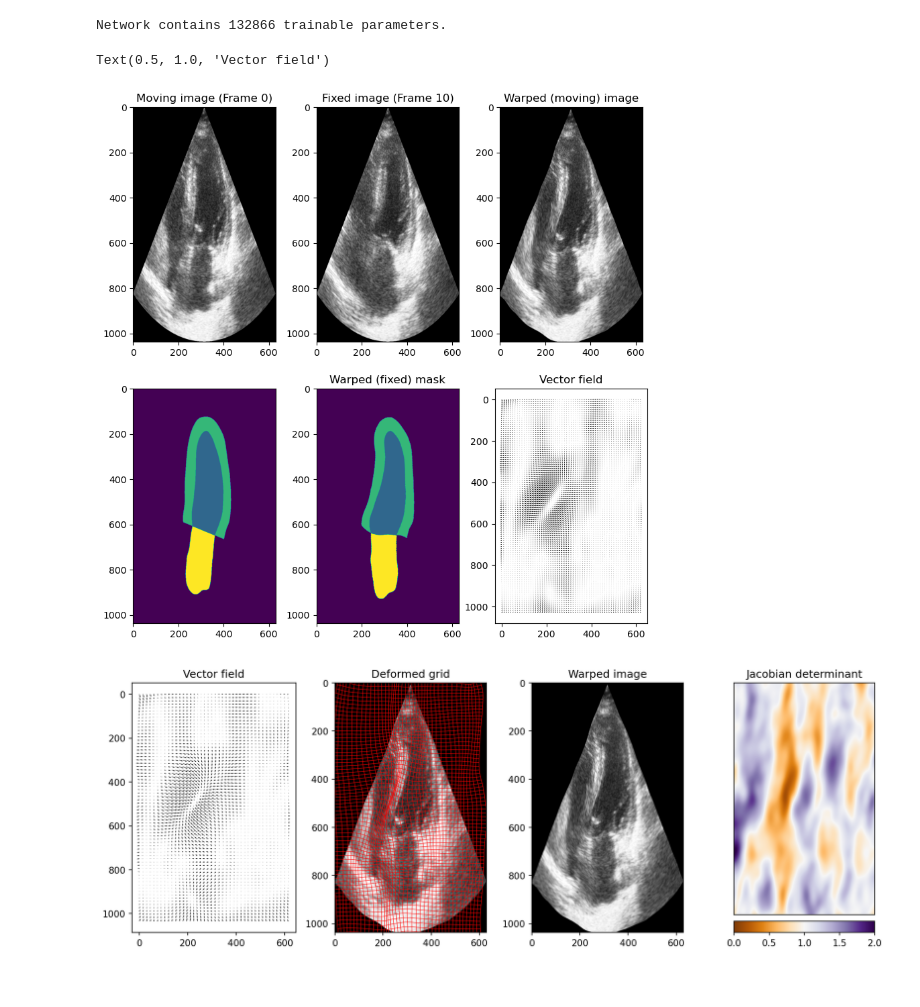
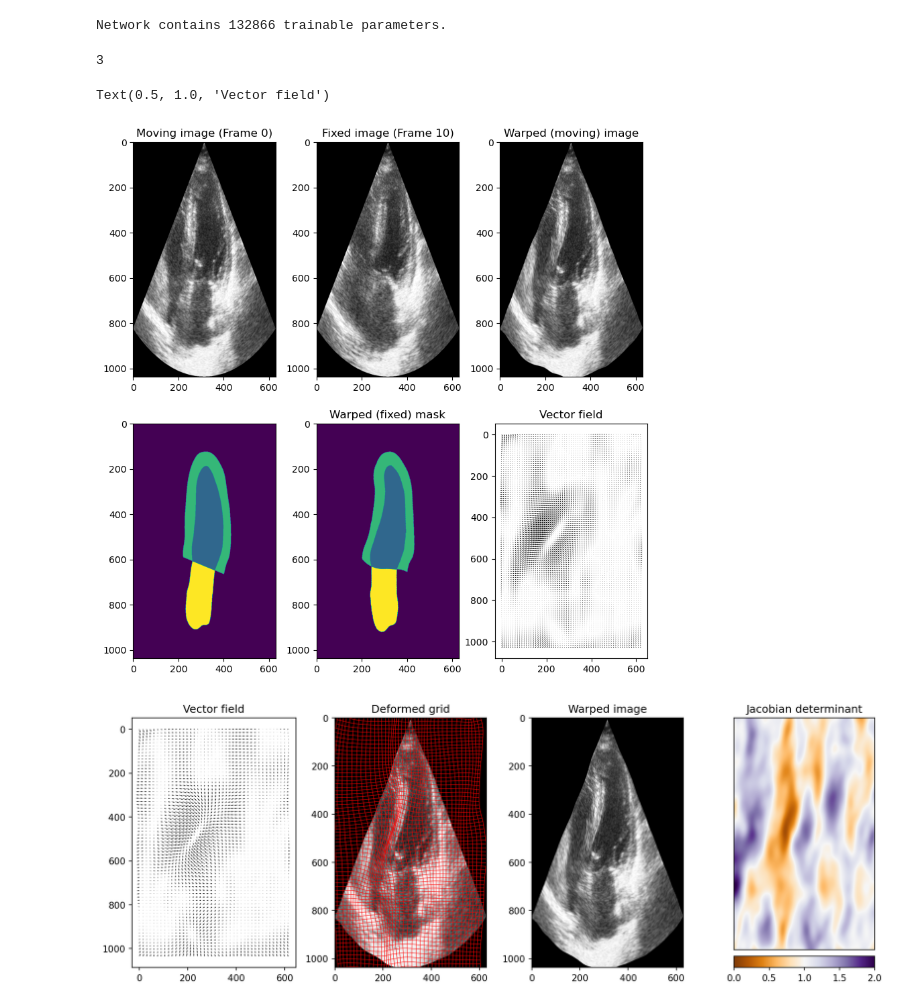
Before and after one commit to matteo-tafuro/IDIR-2D-echocardiograms, a Jupyter notebook: IDIR/CAMUS.ipynb, the cells around one changed output. Saved outputs shown, nothing was run; the diff lists cells and outputs as text; code cells hidden in the pictures.

```diff
--- a/IDIR/CAMUS.ipynb
+++ b/IDIR/CAMUS.ipynb
@@ -69,6 +69,10 @@ if os.path.isfile(os.path.join(kwargs["save_folder"], 'trained_model.pt')):
 else:
     ImpReg = models.ImplicitRegistrator(moving_img, fixed_img, **kwargs)
     ImpReg.fit()
+
+    plt.plot(ImpReg.data_loss_list, label='data loss')
+    plt.plot(ImpReg.loss_list, label='total loss')
+    plt.legend()
 # %% [output]
 Network contains 132866 trainable parameters.
 # %%
@@ -76,8 +80,8 @@ moving_mask = sitk.ReadImage(f'/home/mtarufo/thesis/supervision_by_registration/
 moving_mask = sitk.GetArrayFromImage(moving_mask)[0]
 moving_mask = torch.FloatTensor(moving_mask)
 # %%
-warped_img = ImpReg(moving_image=moving_img.cuda(), fast=True)
+warped_img = ImpReg(moving_image=moving_img.cuda(), fast=True, ftype='image')
 # print(f"==>> warped_img.shape: {warped_img.shape}")
-warped_mask, dvf = ImpReg(moving_image=moving_mask.cuda(), fast=False, return_dvf=True)
+warped_mask, dvf = ImpReg(moving_image=moving_mask.cuda(), fast=False, return_dvf=True, ftype='mask')
 # print(f"==>> warped_mask.shape: {warped_mask.shape}")
 # print(f"==>> dvf.shape: {dvf.shape}")
@@ -106,25 +88,29 @@ from utils.general import make_coordinate_tensor
+# %%
+warped_mask.max()
+# %% [output]
+3
 # %%
 import matplotlib.pyplot as plt
 fig, ax = plt.subplots(2, 3, figsize=(10, 10))
 ax[0,0].imshow(moving_img, cmap='gray', vmin=0, vmax=255)
 ax[0,0].set_title('Moving image (Frame 0)')
 ax[0,1].imshow(fixed_img, cmap='gray', vmin=0, vmax=255)
 ax[0,1].set_title('Fixed image (Frame 10)')
-ax[0,2].imshow(warped_img, cmap='gray', vmin=0, vmax=255)
+ax[0,2].imshow(warped_img, cmap='gray', vmin=0, vmax=1)
 ax[0,2].set_title('Warped (moving) image')
 ax[1,0].imshow(moving_mask)
 ax[1,1].set_title('Moving mask')
 ax[1,1].imshow(warped_mask)
 ax[1,1].set_title('Warped (fixed) mask')
 step = 10 # to downsample the grid
 x,y = np.meshgrid(np.arange(0, dvf.shape[2]), np.arange(0,dvf.shape[1]))
 u,v = dvf[0], dvf[1]
 ax[1,2].quiver(x[::step, ::step],y[::step, ::step],u[::step, ::step],v[::step, ::step])
 ax[1,2].invert_yaxis()
 ax[1,2].set_title('Vector field')
 # %% [output]
 Text(0.5, 1.0, 'Vector field')
-[figure, old version]
+[figure, new version]
 # %%
 def plot_grid(u,v, step = 10, ax=None, **kwargs):
     # as seen in https://stackoverflow.com/questions/47295473/how-to-plot-using-matplotlib-python-colahs-deformed-grid
```
Also changed, not shown: parts of 1 cell of this notebook, 1 other file.
